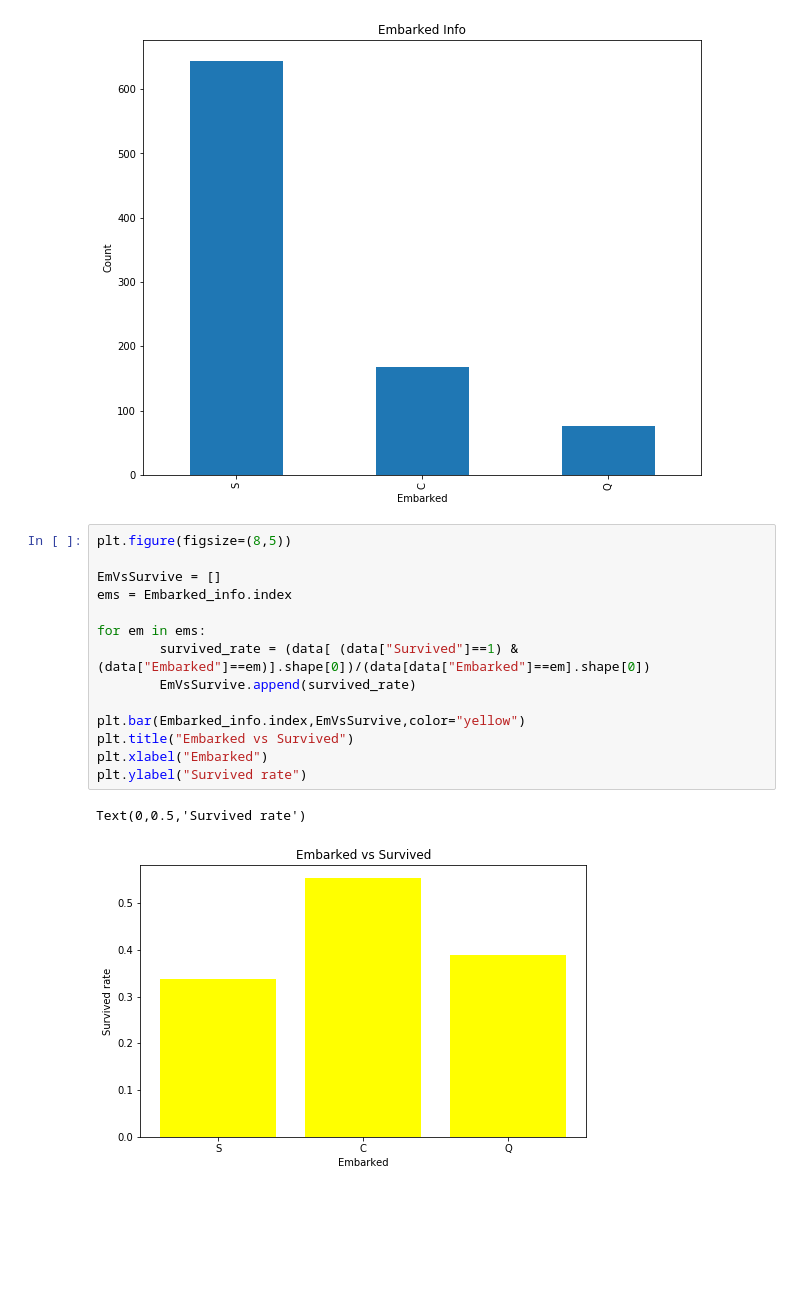
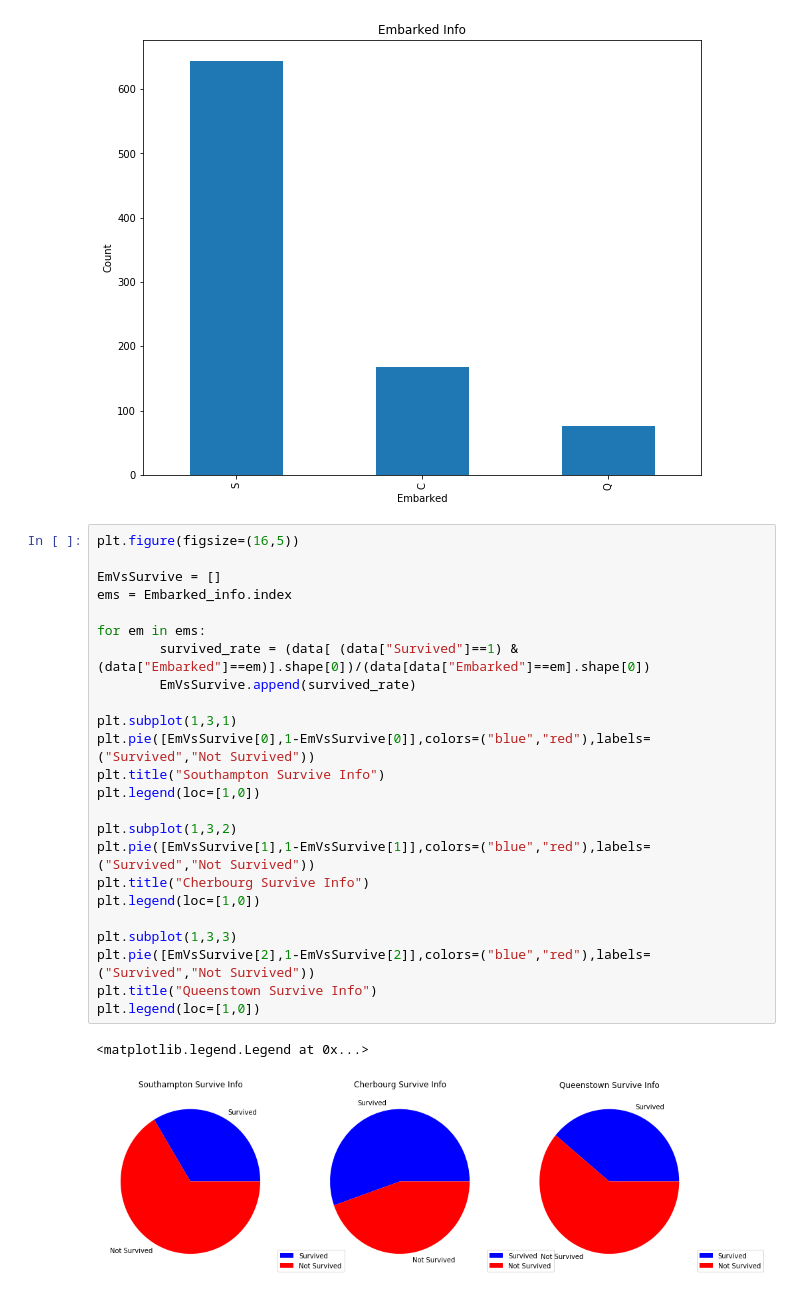
Before and after one commit to PRESIDENT810/Kaggle_Titanic, a Jupyter notebook: View_data.ipynb, the cells around one changed output. Drawn from its saved outputs; the diff is of its cells as text; blank space fills up the shorter version.

```diff
--- a/View_data.ipynb
+++ b/View_data.ipynb
@@ -345,19 +345,29 @@ plt.ylabel("Count")
 Text(0,0.5,'Count')
 [figure]
 # %%
-plt.figure(figsize=(8,5))
+plt.figure(figsize=(16,5))
 
 EmVsSurvive = []
 ems = Embarked_info.index
 
 for em in ems:
         survived_rate = (data[ (data["Survived"]==1) & (data["Embarked"]==em)].shape[0])/(data[data["Embarked"]==em].shape[0])
         EmVsSurvive.append(survived_rate)
 
-plt.bar(Embarked_info.index,EmVsSurvive,color="yellow")
-plt.title("Embarked vs Survived")
-plt.xlabel("Embarked")
-plt.ylabel("Survived rate")
+plt.subplot(1,3,1)
+plt.pie([EmVsSurvive[0],1-EmVsSurvive[0]],colors=("blue","red"),labels=("Survived","Not Survived"))
+plt.title("Southampton Survive Info")
+plt.legend(loc=[1,0])
+
+plt.subplot(1,3,2)
+plt.pie([EmVsSurvive[1],1-EmVsSurvive[1]],colors=("blue","red"),labels=("Survived","Not Survived"))
+plt.title("Cherbourg Survive Info")
+plt.legend(loc=[1,0])
+
+plt.subplot(1,3,3)
+plt.pie([EmVsSurvive[2],1-EmVsSurvive[2]],colors=("blue","red"),labels=("Survived","Not Survived"))
+plt.title("Queenstown Survive Info")
+plt.legend(loc=[1,0])
 # %% [output]
-Text(0,0.5,'Survived rate')
+<matplotlib.legend.Legend at 0x...>
-[figure, old version]
+[figure, new version]
```
